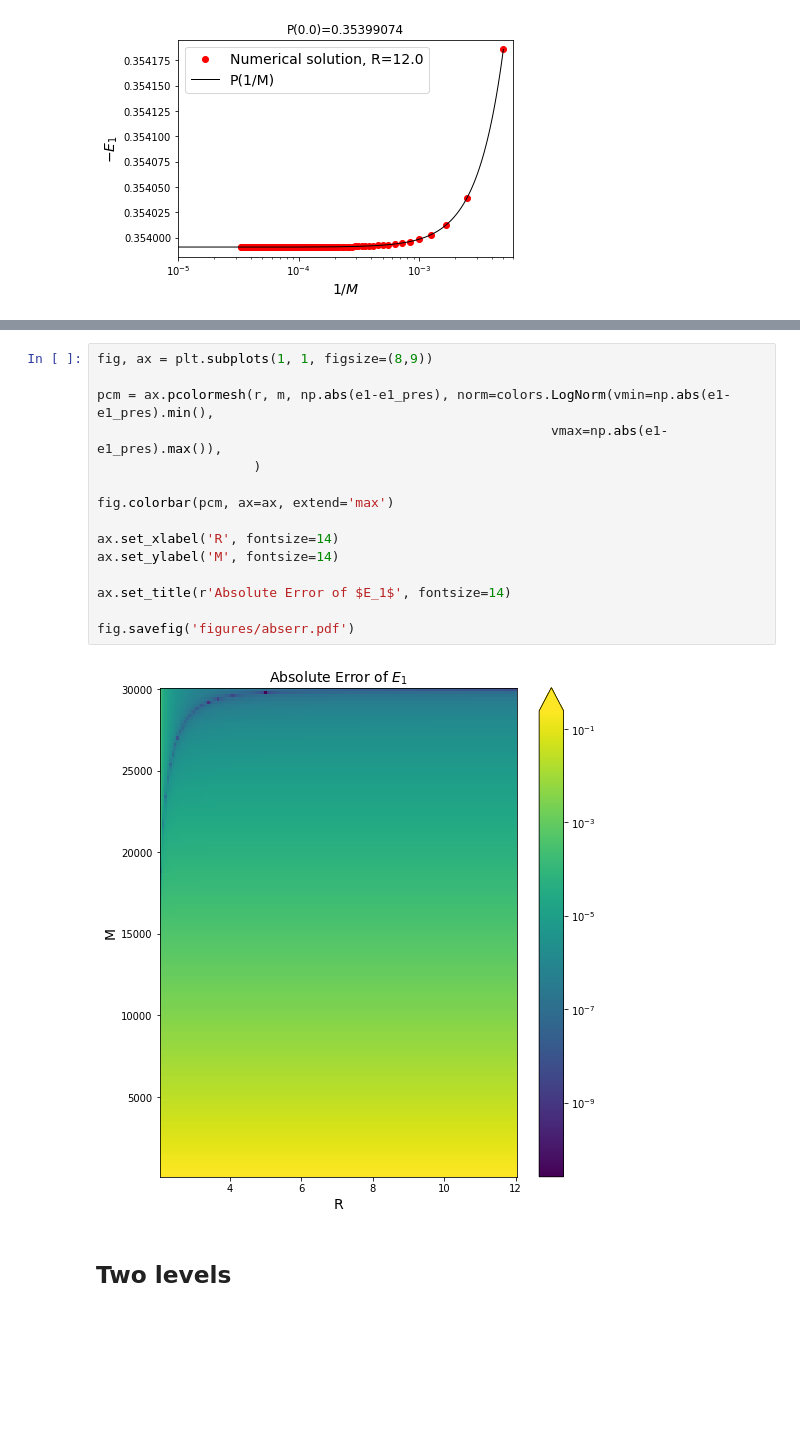
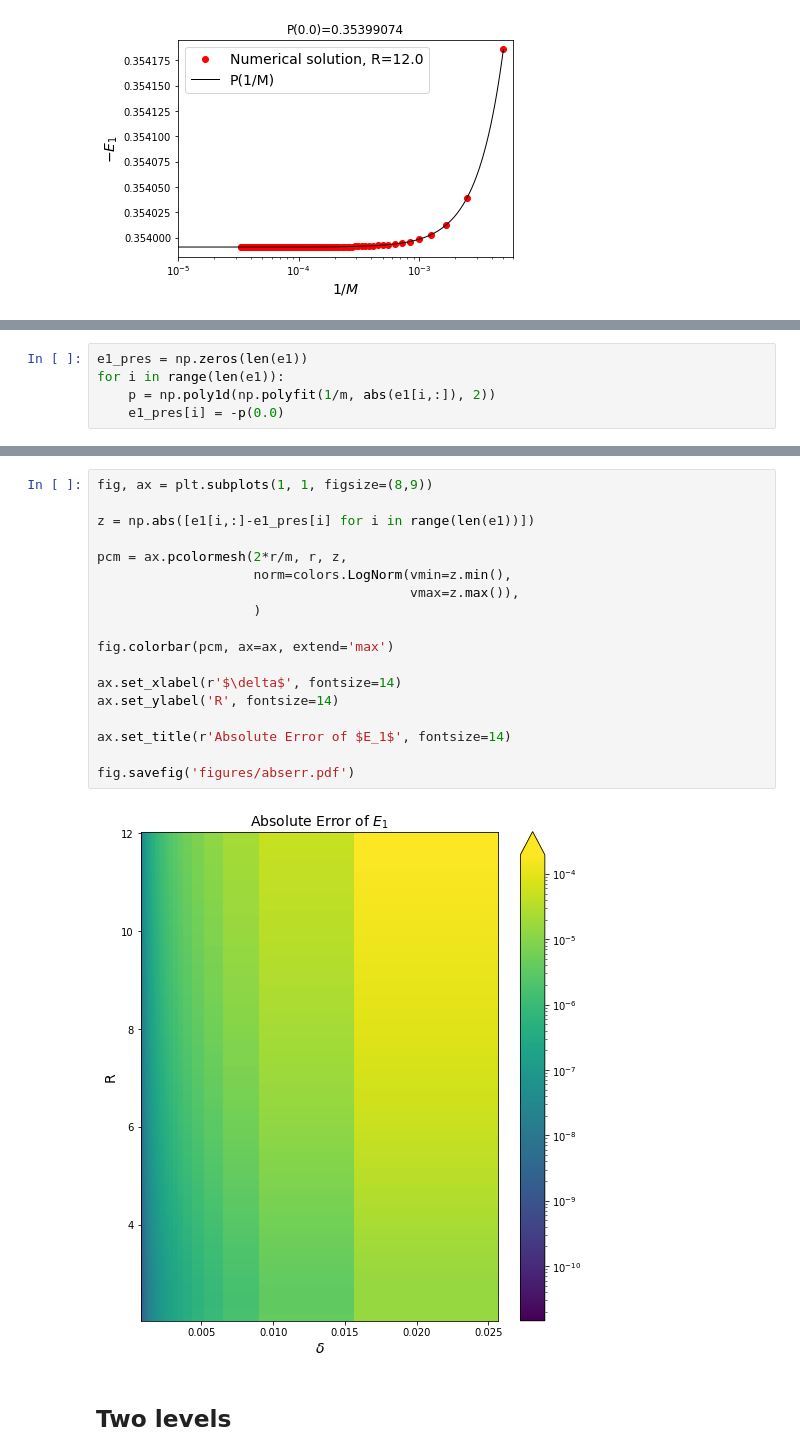
Before and after one commit to MrKozelberg/gaussian_wall, a Jupyter notebook: task_1/script.ipynb, the cells around one changed output, grey strips where cells are left out. Saved outputs shown, nothing was run; the diff lists cells and outputs as text; blank space fills up the shorter version.

```diff
--- a/task_1/script.ipynb
+++ b/task_1/script.ipynb
@@ -89,0 +86,5 @@ e1_pres
+# %%
+e1_pres = np.zeros(len(e1))
+for i in range(len(e1)):
+    p = np.poly1d(np.polyfit(1/m, abs(e1[i,:]), 2))
+    e1_pres[i] = -p(0.0)
@@ -90,20 +98,23 @@ e1_pres
 # %%
 fig, ax = plt.subplots(1, 1, figsize=(8,9))
 
-pcm = ax.pcolormesh(r, m, np.abs(e1-e1_pres), norm=colors.LogNorm(vmin=np.abs(e1-e1_pres).min(),
-                                                          vmax=np.abs(e1-e1_pres).max()),
+z = np.abs([e1[i,:]-e1_pres[i] for i in range(len(e1))])
+
+pcm = ax.pcolormesh(2*r/m, r, z,
+                    norm=colors.LogNorm(vmin=z.min(),
+                                        vmax=z.max()),
                     )
 
 fig.colorbar(pcm, ax=ax, extend='max')
 
-ax.set_xlabel('R', fontsize=14)
-ax.set_ylabel('M', fontsize=14)
+ax.set_xlabel(r'$\delta$', fontsize=14)
+ax.set_ylabel('R', fontsize=14)
 
 ax.set_title(r'Absolute Error of $E_1$', fontsize=14)
 
 fig.savefig('figures/abserr.pdf')
 # %% [output]
-[figure, old version]
+[figure, new version]
 # %% [markdown]
 ## Two levels
 # %%
```
Also changed, not shown: parts of 7 cells of this notebook, 16 other files.
